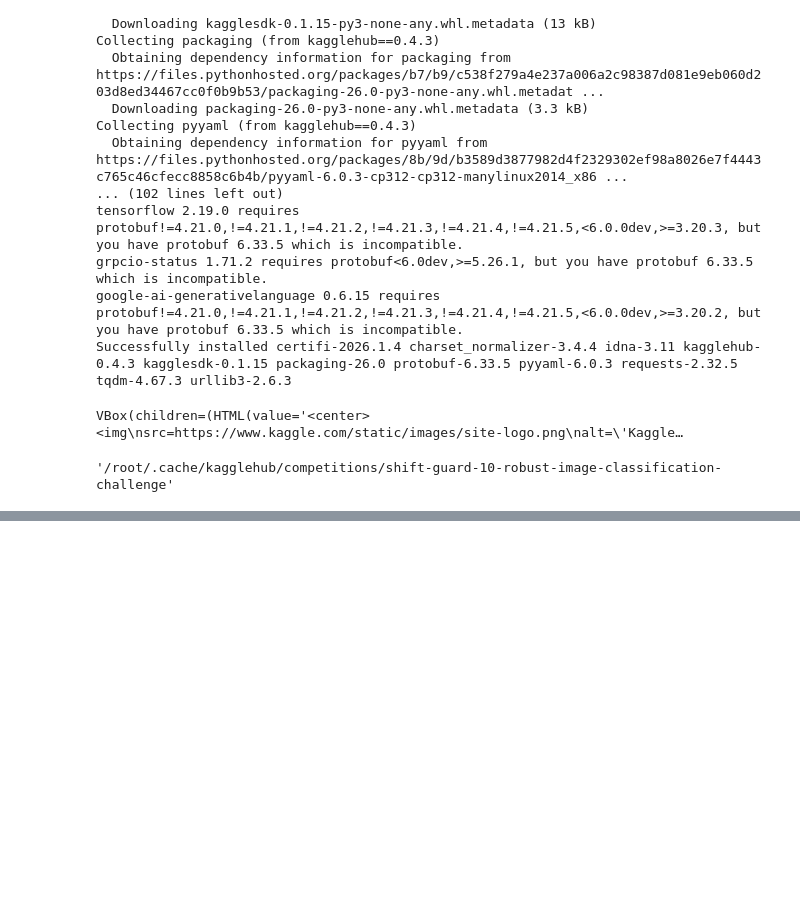
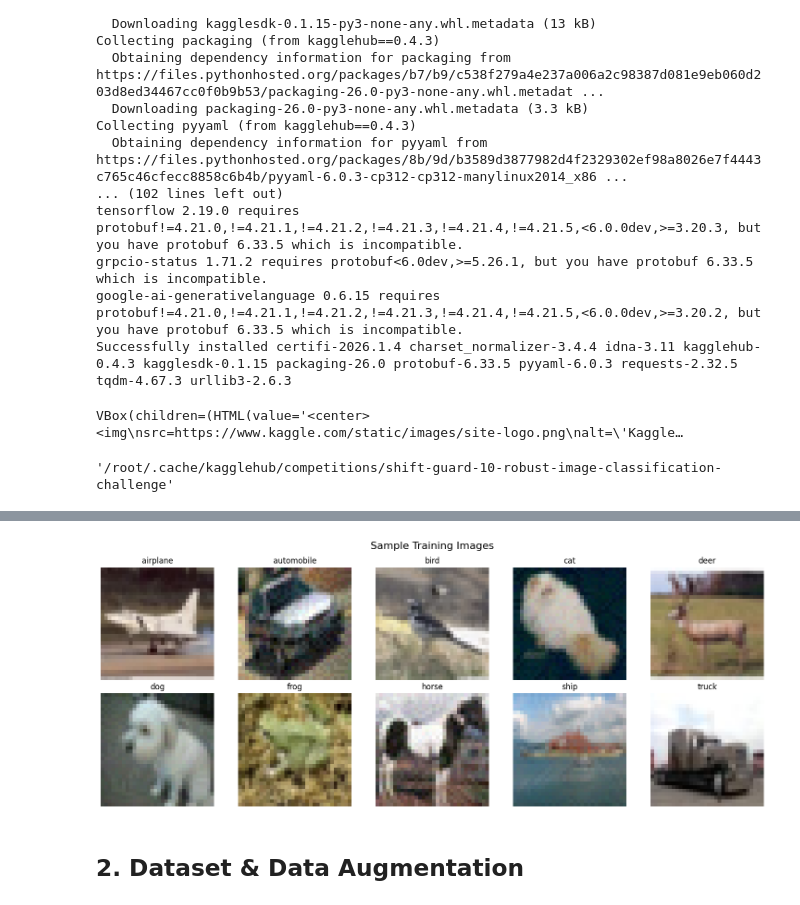
Before and after one commit to iamikbal/ee708-shift-guard-10-robust-image-classification-challenge, a Jupyter notebook: source.ipynb, the cells around one changed output, grey strips where cells are left out. Cells and saved outputs as stored; diff of their text form; code cells hidden in the pictures; blank space fills up the shorter version.

```diff
--- a/source.ipynb
+++ b/source.ipynb
@@ -62,0 +76,23 @@ dtype: object
+# %%
+# Load labels and class names
+train_labels = pd.read_csv(src_dir + 'train_labels.csv')
+sample_submission = pd.read_csv(src_dir + 'sample_submission.csv')
+
+# Read class names
+with open(src_dir + 'classes.txt', 'r') as f:
+    class_names = [line.strip() for line in f.readlines()]
+
+print(f"Number of classes: {len(class_names)}")
+print(f"Class names: {class_names}")
+print(f"Training samples: {len(train_labels)}")
+print(f"Test samples: {len(sample_submission)}")
+
+# Create label-to-index and index-to-label mappings
+label_to_idx = {name: idx for idx, name in enumerate(class_names)}
+idx_to_label = {idx: name for idx, name in enumerate(class_names)}
+
+print(f"\nLabel to index mapping: {label_to_idx}")
+
+# Check class distribution
+print("\nClass distribution in training set:")
+print(train_labels['label'].value_counts().sort_index())
@@ -62,0 +120,21 @@ dtype: object
+# %%
+# Visualize some training images
+fig, axes = plt.subplots(2, 5, figsize=(15, 6))
+fig.suptitle('Sample Training Images', fontsize=16)
+
+for i, class_name in enumerate(class_names):
+    row, col = i // 5, i % 5
+    # Get one sample from this class
+    sample_id = train_labels[train_labels['label'] == class_name].iloc[0]['id']
+    img_path = os.path.join(src_dir, 'train_images', f'{sample_id:06d}.png')
+    img = Image.open(img_path)
+    axes[row, col].imshow(img)
+    axes[row, col].set_title(class_name)
+    axes[row, col].axis('off')
+
+plt.tight_layout()
+plt.show()
+# %% [output]
+[figure, added]
+# %% [markdown]
+## 2. Dataset & Data Augmentation
```
Also changed, not shown: parts of 26 cells of this notebook, 1 other file.
